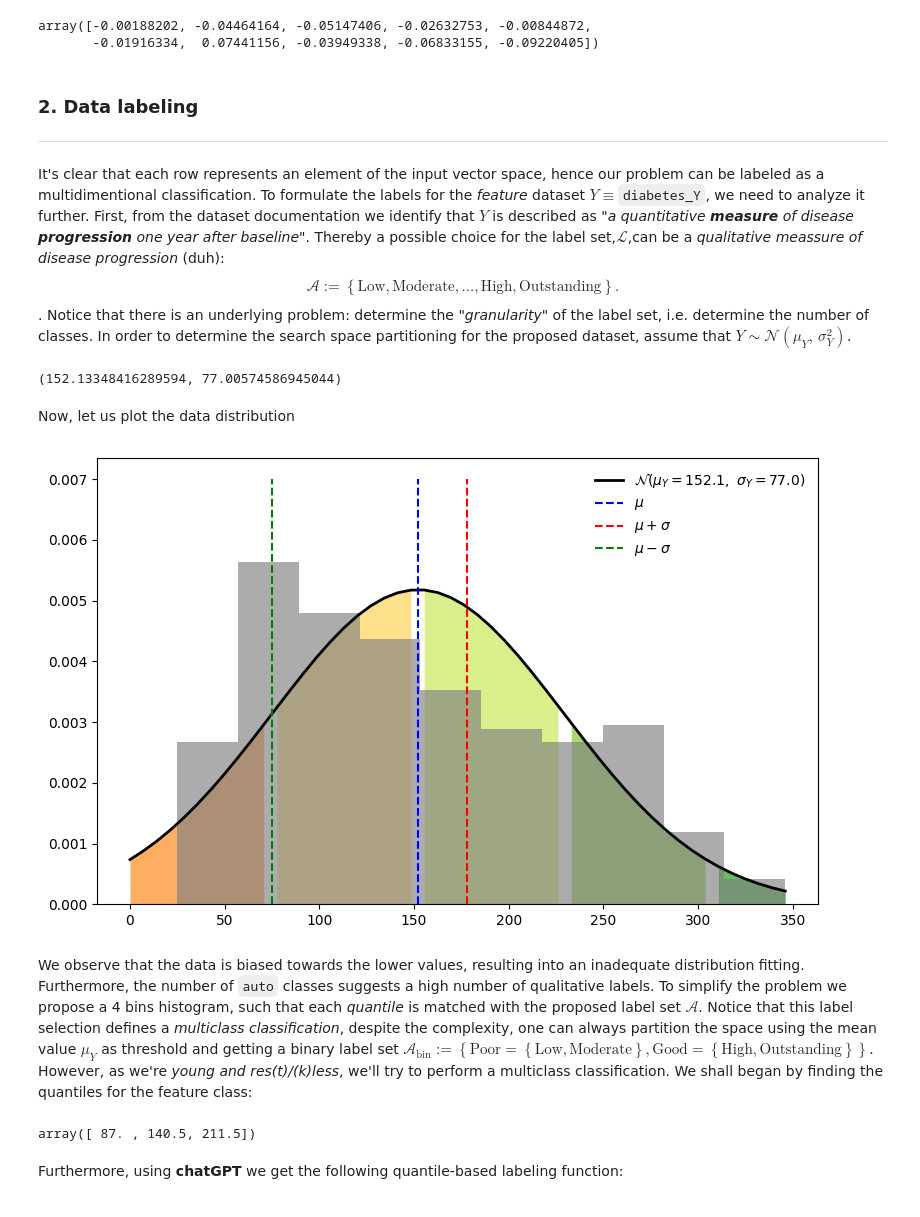
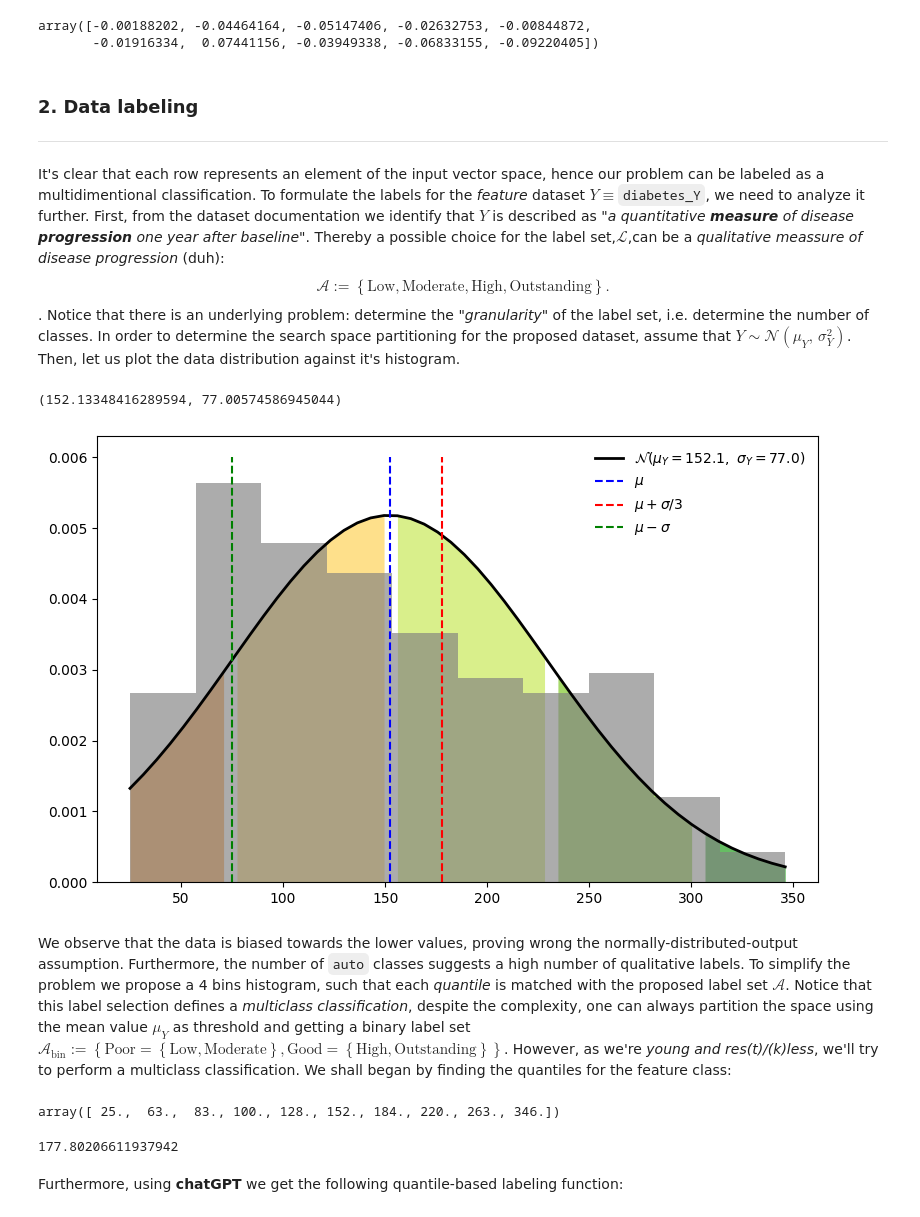
Before and after one commit to jpacheco09/my_courses, a Jupyter notebook: Intro-to-ML-and-DL/homeworks/homework1.ipynb, the cells around one changed output. Drawn from its saved outputs; the diff is of its cells as text; code cells hidden in the pictures.

```diff
--- a/Intro-to-ML-and-DL/homeworks/homework1.ipynb
+++ b/Intro-to-ML-and-DL/homeworks/homework1.ipynb
@@ -63,60 +63,63 @@ array([-0.00188202, -0.04464164, -0.05147406, -0.02632753, -0.00844872,
 
 It's clear that each row represents an element of the input vector space, hence our problem can be labeled as a multidimentional classification. To formulate the labels for the _feature_ dataset $Y\equiv$`diabetes_Y`, we need to analyze it further. First, from the dataset documentation we identify that $Y$ is described as _"a quantitative **measure** of disease **progression** one year after baseline"_. Thereby a possible choice for the label set,$\mathcal{L}$,can be a _qualitative meassure of disease progression_ (duh):
 \begin{equation*}
-\mathcal{A} := \left\lbrace \text{Low}, \text{Moderate},..., \text{High}, \text{Outstanding}\right\rbrace.
+\mathcal{A} := \left\lbrace \text{Low}, \text{Moderate}, \text{High}, \text{Outstanding}\right\rbrace.
 \end{equation*} .
 Notice that there is an underlying problem: determine the _"granularity"_ of the label set, i.e. determine the number of classes.
-In order to determine the search space partitioning for the proposed dataset, assume that $Y\sim \mathcal{N}\left(\mu_Y,\,\sigma_Y^{2}\right)$.
+In order to determine the search space partitioning for the proposed dataset, assume that $Y\sim \mathcal{N}\left(\mu_Y,\,\sigma_Y^{2}\right)$. Then, let us plot the data distribution against it's histogram.
 # %%
 mu_Y = np.mean(diabetes_Y)
 sigma_Y = np.sqrt(np.var(diabetes_Y))
 mu_Y, sigma_Y
 # %% [output]
 (152.13348416289594, 77.00574586945044)
-# %% [markdown]
-Now, let us plot the data distribution
 # %%
-x = np.linspace(0, max(diabetes_Y))
+x = np.linspace(min(diabetes_Y), max(diabetes_Y))
 diabetes_Y_pdf = sp.stats.norm.pdf(x,loc=mu_Y,scale=sigma_Y)
 fig, ax = plt.subplots(figsize = (8, 5))
-#ax.hist((diabetes_Y-mu_Y)/sigma_Y, density=True, bins='auto',histtype='bar',alpha=0.65,color='gray',cumulative=True)
+#ax.hist(diabetes_Y, density=True, bins='auto',histtype='bar',alpha=0.65,color='gray',cumulative=True)
+#ax.plot([[25],[350]], [[0.5],[0.5]], '--k',label = '50%' )
 ax.plot(x, diabetes_Y_pdf, lw = 2, color = 'k',  label = r'$\mathcal{N}\left( \mu_Y = %.1f,\  \sigma_Y = %.1f \right)$'%(mu_Y, sigma_Y))
-#
-ax.plot([[mu_Y],[mu_Y]],[[0],[0.007]], '--b', label = '$\mu$' )
-ax.plot([[mu_Y+sigma_Y/3],[mu_Y+sigma_Y/3]],[[0],[0.007]], '--r',label = '$\mu+\sigma$' )
-ax.plot([[mu_Y-sigma_Y],[mu_Y-sigma_Y]], [[0],[0.007]], '--g',label = '$\mu-\sigma$' )
+ax.plot([[mu_Y],[mu_Y]],[[0],[0.006]], '--b', label = '$\mu$' )
+ax.plot([[mu_Y+sigma_Y/3],[mu_Y+sigma_Y/3]],[[0],[0.006]], '--r',label = '$\mu+\sigma/3$' )
+ax.plot([[mu_Y-sigma_Y],[mu_Y-sigma_Y]], [[0],[0.006]], '--g',label = '$\mu-\sigma$' )
 ax.legend(loc='best', frameon=False)
+
 # nice plot
 #colors = ['c', 'r', 'b', 'g', ]
 #colors = colors + list(reversed(colors))
 colors = ['#d73027','#f46d43','#fdae61','#fee08b','#d9ef8b','#a6d96a','#66bd63','#1a9850']#['#003c30','#01665e','#35978f','#80cdc1','#c7eae5','#f6e8c3','#dfc27d','#bf812d','#8c510a','#543005']
 
 for i, color in zip(range(-4, 4), colors):
     low = mu_Y + i * sigma_Y
     high = mu_Y + (i + 1) * sigma_Y
     matches=np.where(np.logical_and(x >= low, x <= high))
     plt.fill_between(
         x[matches],
         diabetes_Y_pdf[matches],
         color=color,
         #alpha=0.985,
         linewidth=0,
     )
 
-ax.hist(diabetes_Y, density=True, bins='auto',histtype='bar',alpha=0.65,color='gray')
+ax.hist(diabetes_Y, density=True, bins='auto',histtype='barstacked',alpha=0.65,color='gray')
 plt.tight_layout()
 plt.show()
 # %% [output]
-[figure, old version]
+[figure, new version]
 # %% [markdown]
-We observe that the data is biased towards the lower values, resulting into an inadequate distribution fitting. Furthermore, the number of `auto` classes suggests a high number of qualitative labels. To simplify the problem we propose a 4 bins histogram, such that each _quantile_ is matched with the proposed label set $\mathcal{A}$.
+We observe that the data is biased towards the lower values, proving wrong the normally-distributed-output assumption. Furthermore, the number of `auto` classes suggests a high number of qualitative labels. To simplify the problem we propose a 4 bins histogram, such that each _quantile_ is matched with the proposed label set $\mathcal{A}$.
 Notice that this label selection defines a _multiclass classification_, despite the complexity, one can always partition the space using the mean value $\mu_Y$ as threshold  and getting a binary label set $\mathcal{A}_{\text{bin}} := \left\lbrace \text{Poor}= \left\lbrace \text{Low}, \text{Moderate} \right\rbrace, \text{Good}=\left\lbrace \text{High}, \text{Outstanding} \right\rbrace\right\rbrace$.
 However, as we're _young and res(t)/(k)less_, we'll try to perform a multiclass classification. We shall began by finding the quantiles for the feature class:
 # %%
-quantiles_mapping = np.percentile(diabetes_Y, [25, 50, 75])
+quantiles_mapping = np.percentile(diabetes_Y, np.linspace(0,100,10))
 quantiles_mapping
 # %% [output]
-array([ 87. , 140.5, 211.5])
+array([ 25.,  63.,  83., 100., 128., 152., 184., 220., 263., 346.])
+# %%
+mu_Y + sigma_Y/3
+# %% [output]
+177.80206611937942
 # %% [markdown]
 Furthermore, using **chatGPT** we get the following quantile-based labeling function:
 # %%
```
Also changed, not shown: parts of 13 cells of this notebook.
